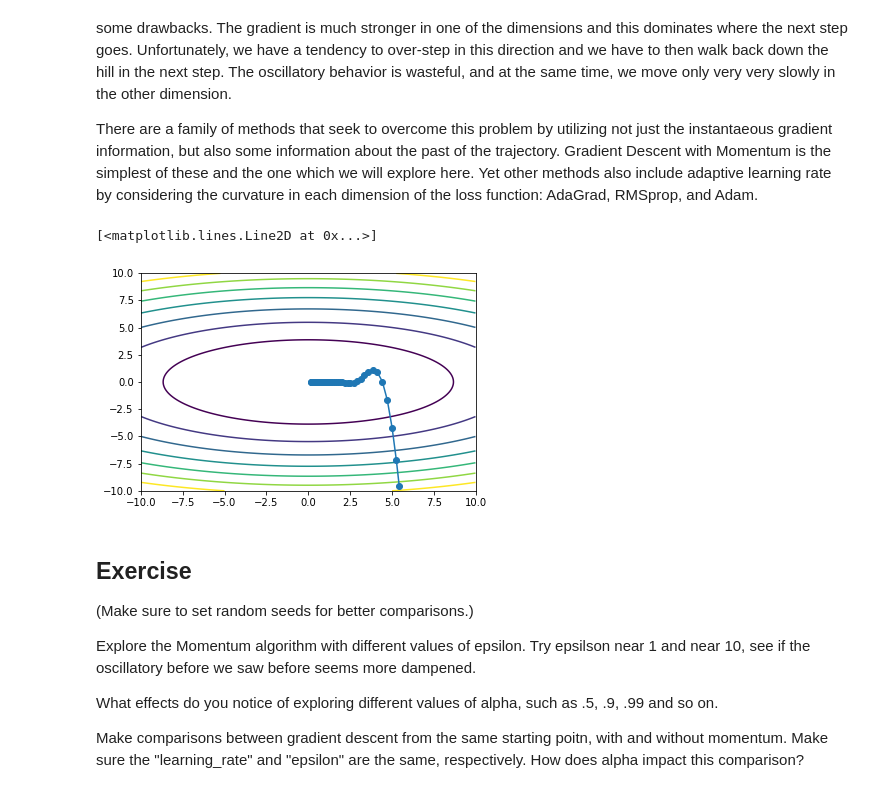
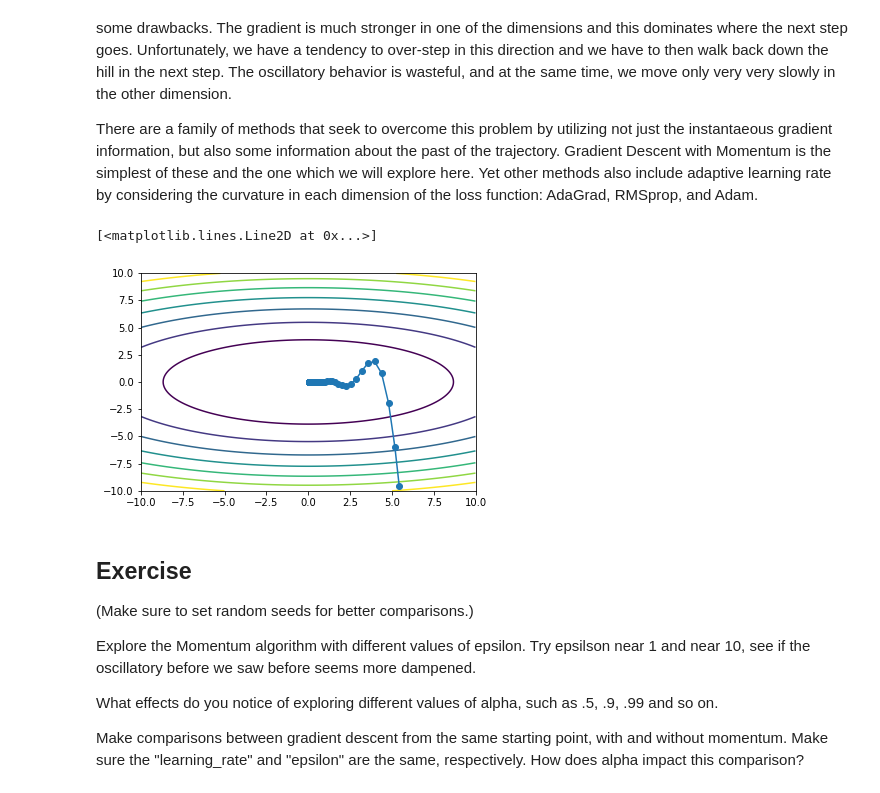
Before and after one commit to s2t2/ANLY-590-Deep-Learning, a Jupyter notebook: week3/Gradient_Descent.ipynb, the cells around one changed output. Drawn from its saved outputs; the diff is of its cells as text; code cells hidden in the pictures.

```diff
--- a/week3/Gradient_Descent.ipynb
+++ b/week3/Gradient_Descent.ipynb
@@ -24,8 +24,8 @@ CS = ax.contour(X, Y, Z)
 # %%
 def grad_f(vector):
     x, y = vector
-    df_dx = (2/125)*x
-    df_dy = (2/16)*y
+    df_dx = (2/125)*x # Deviation of x => makeing vector going to the lowest point
+    df_dy = (2/25)*y  # Deviation of y
     return np.array([df_dx, df_dy])
 # %%
 def grad_descent(starting_point=None, iterations=10, learning_rate=12):
@@ -65,7 +65,7 @@ When the curvature of the loss fuction is much higher in one dimension than in t
 There are a family of methods that seek to overcome this problem by utilizing not just the instantaeous gradient information, but also some information about the past of the trajectory. Gradient Descent with Momentum is the simplest of these and the one which we will explore here. Yet other methods also include adaptive learning rate by considering the curvature in each dimension of the loss function: AdaGrad, RMSprop, and Adam.
 # %%
 def grad_descent_with_momentum(starting_point=None, iterations=10, alpha=.9, epsilon=10):
-    if starting_point:
+    if starting_point.any():
         point = starting_point
     else:
         point = np.random.uniform(-10,10,size=2)
@@ -80,16 +80,16 @@ def grad_descent_with_momentum(starting_point=None, iterations=10, alpha=.9, eps
     return np.array(trajectory)
 # %%
 np.random.seed(10)
-traj = grad_descent_with_momentum(iterations=50, epsilon=2, alpha=.5)
+traj = grad_descent_with_momentum(iterations=50, epsilon=3, alpha=.5)
 
 fig, ax = plt.subplots()
 CS = ax.contour(X, Y, Z)
 x= traj[:,0]
 y= traj[:,1]
 plt.plot(x,y,'-o')
 # %% [output]
 [<matplotlib.lines.Line2D at 0x...>]
-[figure, old version]
+[figure, new version]
 # %% [markdown]
 ## Exercise
 (Make sure to set random seeds for better comparisons.)
@@ -98,4 +98,4 @@ Explore the Momentum algorithm with different values of epsilon. Try epsilson ne
 
 What effects do you notice of exploring different values of alpha, such as .5, .9, .99 and so on.
 
-Make comparisons between gradient descent from the same starting poitn, with and without momentum. Make sure the "learning_rate" and "epsilon" are the same, respectively. How does alpha impact this comparison?
+Make comparisons between gradient descent from the same starting point, with and without momentum. Make sure the "learning_rate" and "epsilon" are the same, respectively. How does alpha impact this comparison?
```
Also changed, not shown: parts of 5 cells of this notebook.
